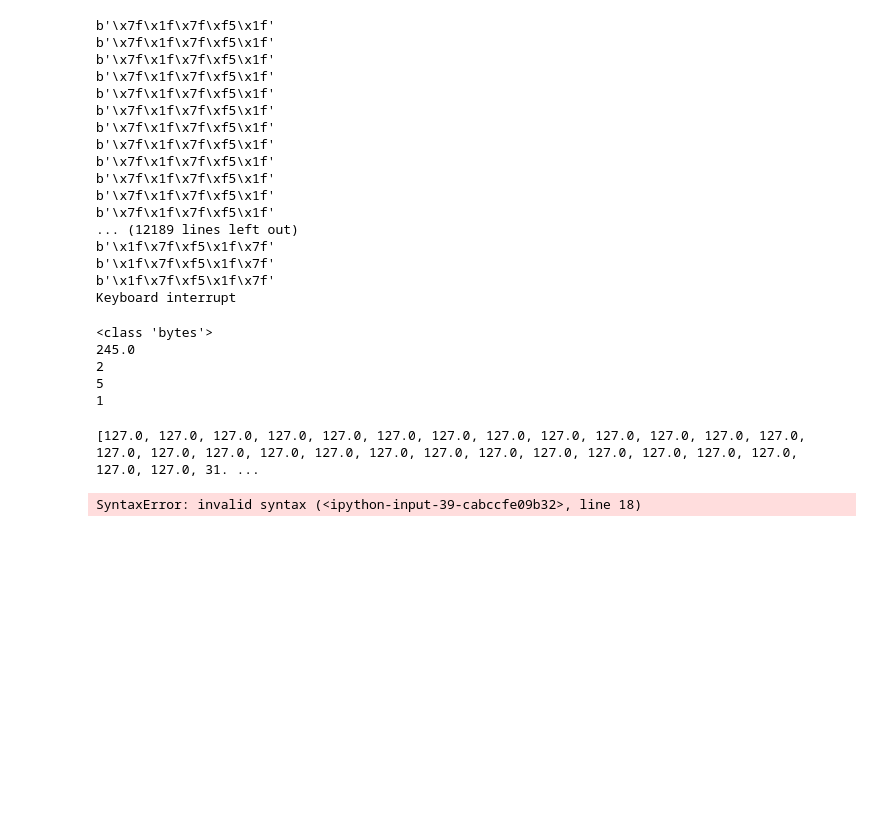
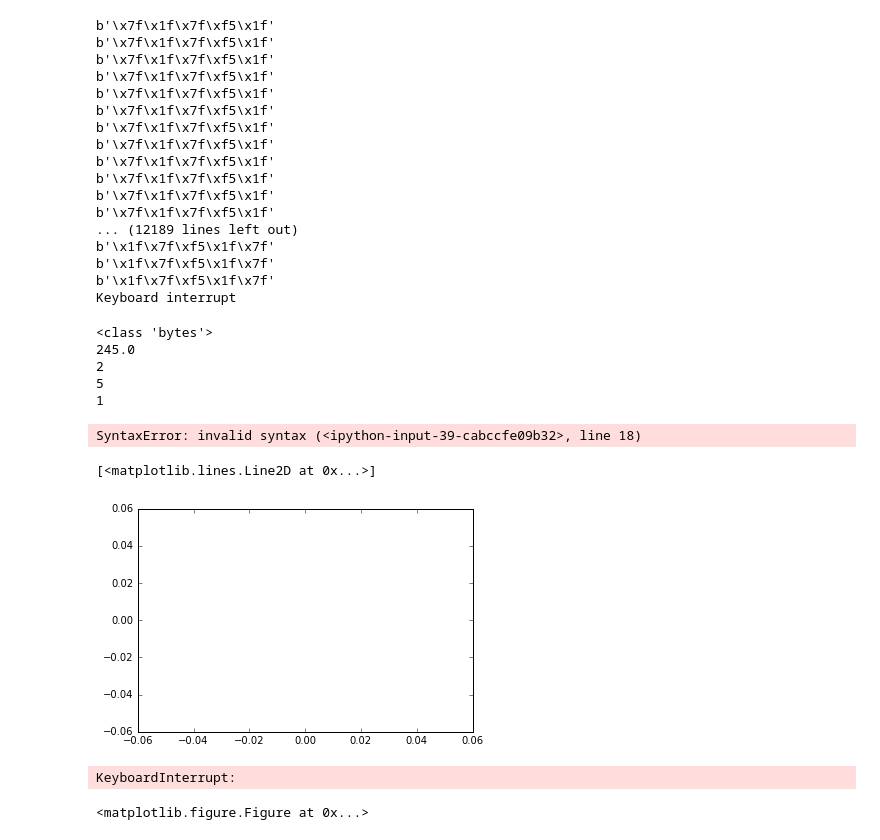
Before and after one commit to CarSanoja/KyoFridge_EC3882, a Jupyter notebook: src/Serial_Communication_Oscilloscope.ipynb, the cells around one changed output. Cells and saved outputs as stored; diff of their text form; code cells hidden in the pictures; blank space fills up the shorter version.

Commit message:
streaming plot function already done

```diff
--- a/src/Serial_Communication_Oscilloscope.ipynb
+++ b/src/Serial_Communication_Oscilloscope.ipynb
@@ -241,10 +244,6 @@ print(x[0])
 2
 5
 1
-# %%
-print(input_signal)
-# %% [output]
-[127.0, 127.0, 127.0, 127.0, 127.0, 127.0, 127.0, 127.0, 127.0, 127.0, 127.0, 127.0, 127.0, 127.0, 127.0, 127.0, 127.0, 127.0, 127.0, 127.0, 127.0, 127.0, 127.0, 127.0, 127.0, 127.0, 127.0, 127.0, 31. ...
 # %%
 #Codigo
 flag_first_run = 0
@@ -316,3 +315,14 @@ else:
         pass
 # %% [output]
 SyntaxError: invalid syntax (<ipython-input-39-cabccfe09b32>, line 18)
+# %%
+# necesito una lista de numeros para pruebas
+list_ex = []
+mu, sigma = 0, 0.1
+s = np.random.normal(mu, sigma, 400)
+# %%
+# Function to plot
+plt.plot(list_ex)
+# %% [output]
+[<matplotlib.lines.Line2D at 0x...>]
+[figure, added]
@@ -318,0 +337,14 @@ SyntaxError: invalid syntax (<ipython-input-39-cabccfe09b32>, line 18)
+# %%
+list_ex.append(0)
+list_ex.append(0)
+list_ex.append(0)
+# Now, i need to actualize it every 200 points
+for cnt,i in zip(range(400),s):
+    list_ex.append(i)
+    drawnow(makeFig)#Call drawnow to update our live graph
+    plt.pause(.000001) #Pause Briefly. Important to keep drawnow from crashing
+    if(cnt>50):                            #If you have 50 or more points, delete the first one from the array
+        list_ex.pop(0)                       #This allows us to just see the last 200 data points
+# %% [output]
+KeyboardInterrupt:
+<matplotlib.figure.Figure at 0x...>
```
Also changed, not shown: parts of 2 cells of this notebook.
